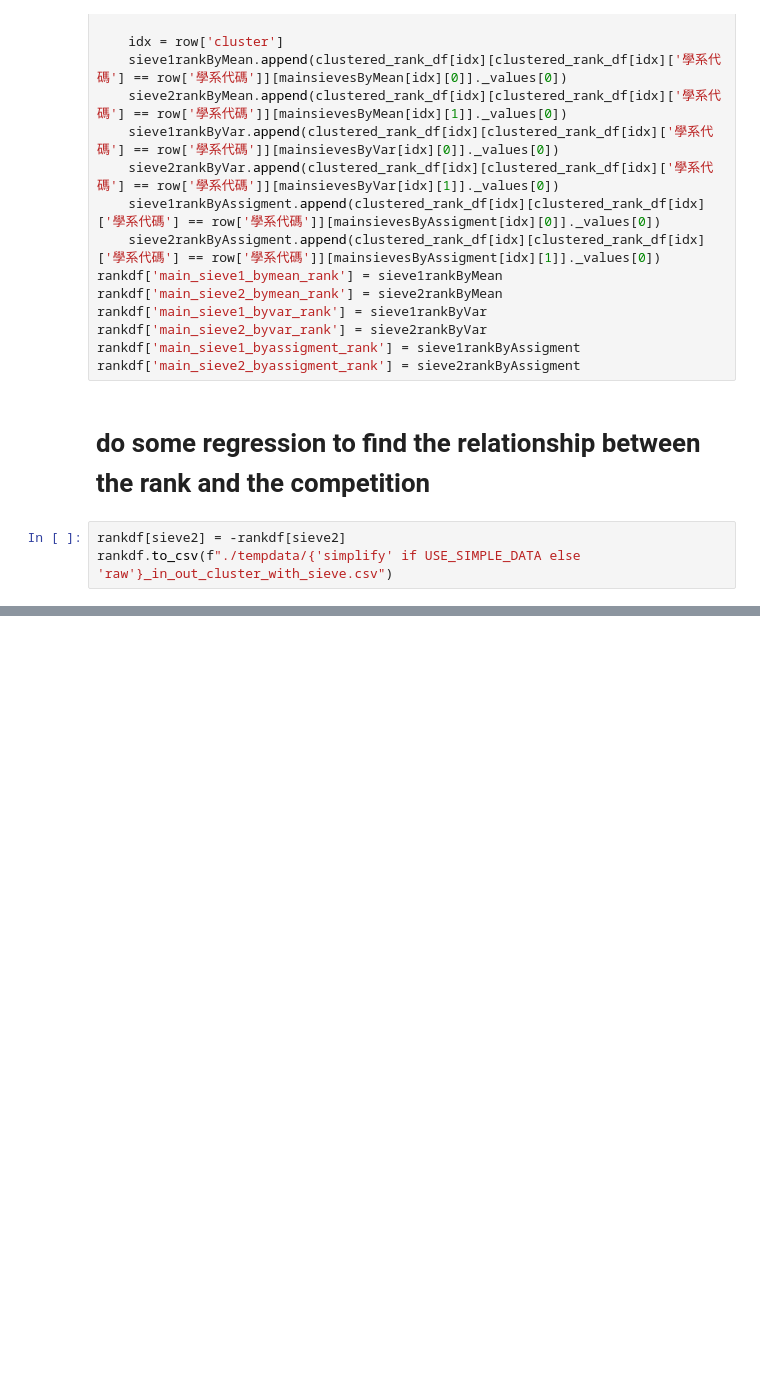
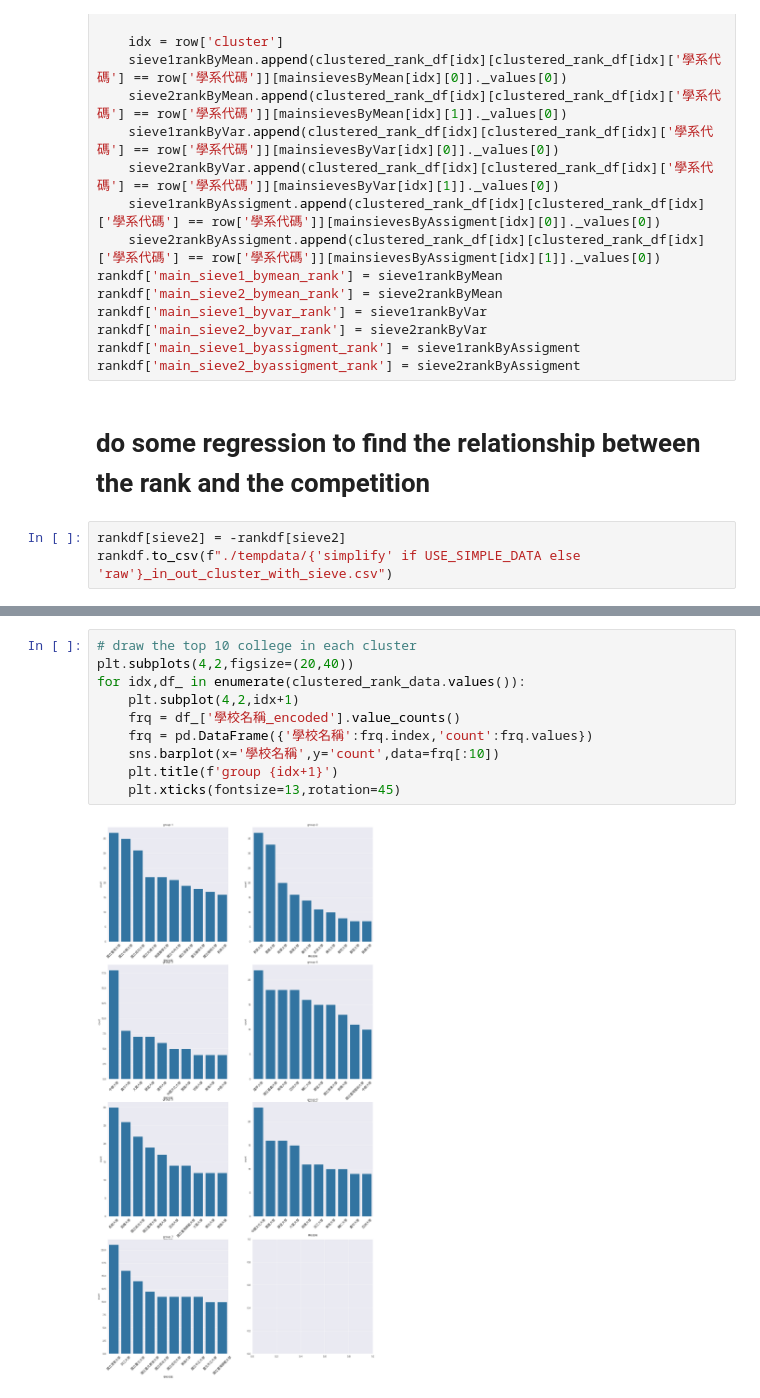
Before and after one commit to marsneko/schoolNetworkGithub, a Jupyter notebook: analyzeCodes/ClusteredDataAnalyze.ipynb, the cells around one changed output, grey strips where cells are left out. Drawn from its saved outputs; the diff is of its cells as text; blank space fills up the shorter version.

```diff
--- a/analyzeCodes/ClusteredDataAnalyze.ipynb
+++ b/analyzeCodes/ClusteredDataAnalyze.ipynb
@@ -337,0 +440,12 @@ rankdf.head()
+# %%
+# draw the top 10 college in each cluster
+plt.subplots(4,2,figsize=(20,40))
+for idx,df_ in enumerate(clustered_rank_data.values()):
+    plt.subplot(4,2,idx+1)
+    frq = df_['學校名稱_encoded'].value_counts()
+    frq = pd.DataFrame({'學校名稱':frq.index,'count':frq.values})
+    sns.barplot(x='學校名稱',y='count',data=frq[:10])
+    plt.title(f'group {idx+1}')
+    plt.xticks(fontsize=13,rotation=45)
+# %% [output]
+[figure, added]
```
Also changed, not shown: parts of 6 cells of this notebook, 5 other files.
